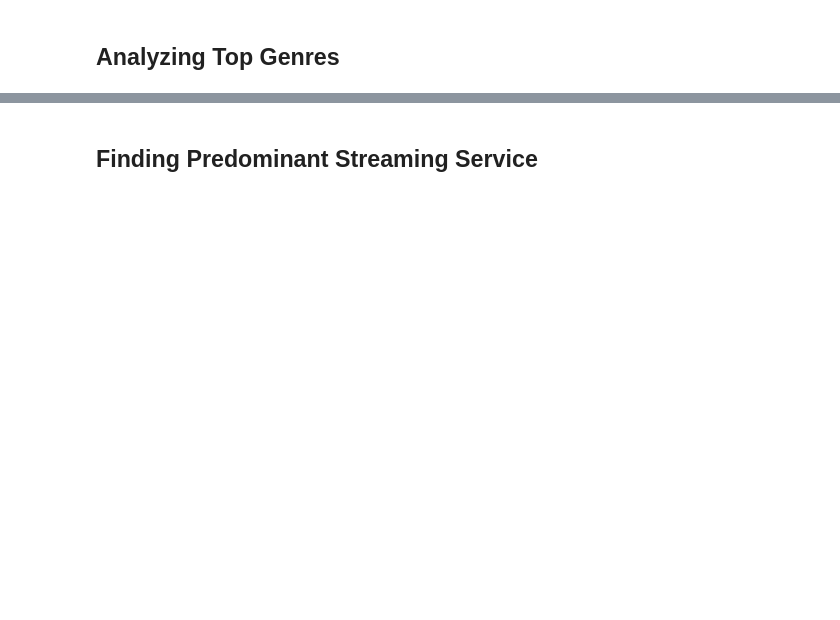
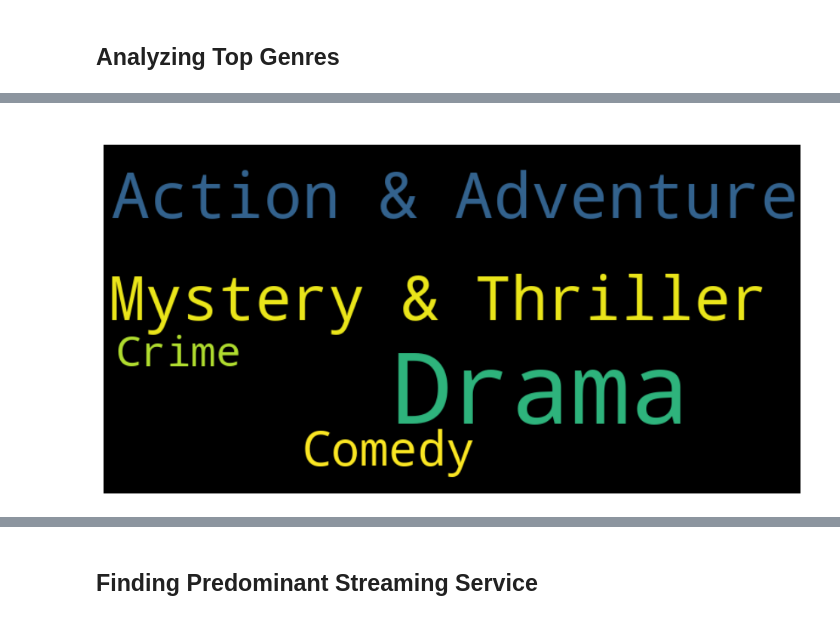
Before and after one commit to Amrit007-droid/Web-Scraping, a Jupyter notebook: Numerical_Programming_in_Python_Web_Scraping.ipynb, the cells around one changed output, grey strips where cells are left out. Saved outputs shown, nothing was run; the diff lists cells and outputs as text; code cells hidden in the pictures; blank space fills up the shorter version.

```diff
--- a/Numerical_Programming_in_Python_Web_Scraping.ipynb
+++ b/Numerical_Programming_in_Python_Web_Scraping.ipynb
@@ -1468,0 +1476,17 @@ Filtered TV Shows:
+# %%
+# Write Your Code here
+# Analyze top genres for movies
+top_genres_movies = movies_dataframe['movies_genres'].str.split(', ', expand=True).stack().value_counts().head(5)
+
+# Analyze top genres for TV shows
+top_genres_tv_shows = tv_shows_dataframe['tv_shows_genres'].str.split(', ', expand=True).stack().value_counts().head(5)
+
+top_genres_movies_data = {
+    'Genre': top_genres_movies.index,
+    'Count': top_genres_movies.values
+}
+
+top_genres_tv_shows_data = {
+    'Genre': top_genres_tv_shows.index,
+    'Count': top_genres_tv_shows.values
+}
@@ -1468,0 +1520,24 @@ Filtered TV Shows:
+# %%
+#Let's Visvalize it using word cloud
+from wordcloud import WordCloud
+import matplotlib.pyplot as plt
+
+# Generate a word cloud for movies
+wordcloud_movies = WordCloud(
+    width=800,
+    height=400,
+    background_color='black',
+    colormap='viridis',
+    max_words=100,
+    contour_width=3,
+    contour_color='steelblue',
+).generate_from_frequencies(top_genres_movies)
+# %%
+# Plot the word cloud for movies
+plt.figure(figsize=(12, 6))
+plt.imshow(wordcloud_movies, interpolation='bilinear')
+plt.title('Top Genres for Movies', fontsize=16, color='white')
+plt.axis('off')
+plt.show()
+# %% [output]
+[figure, added]
```
Also changed, not shown: parts of 14 cells of this notebook.
